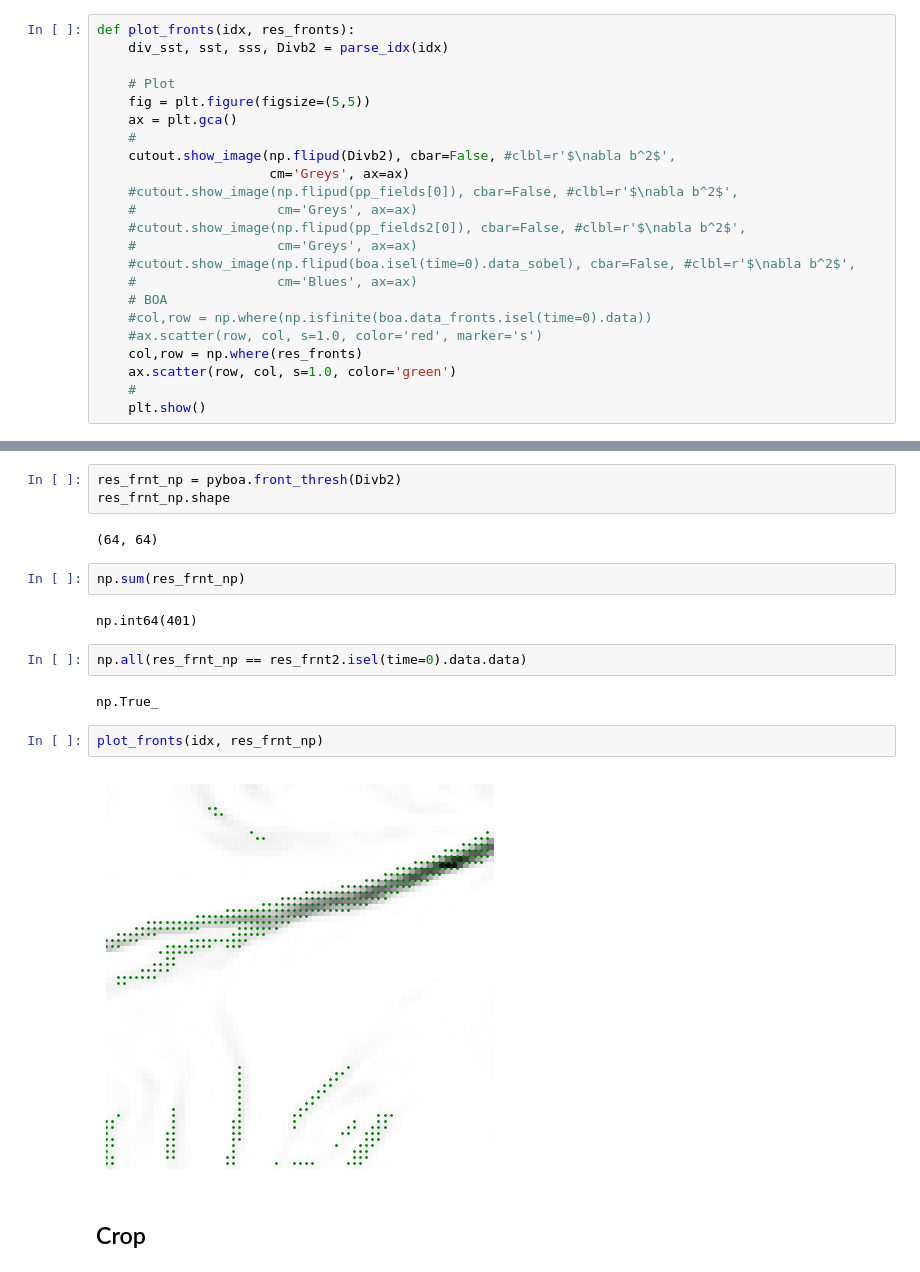
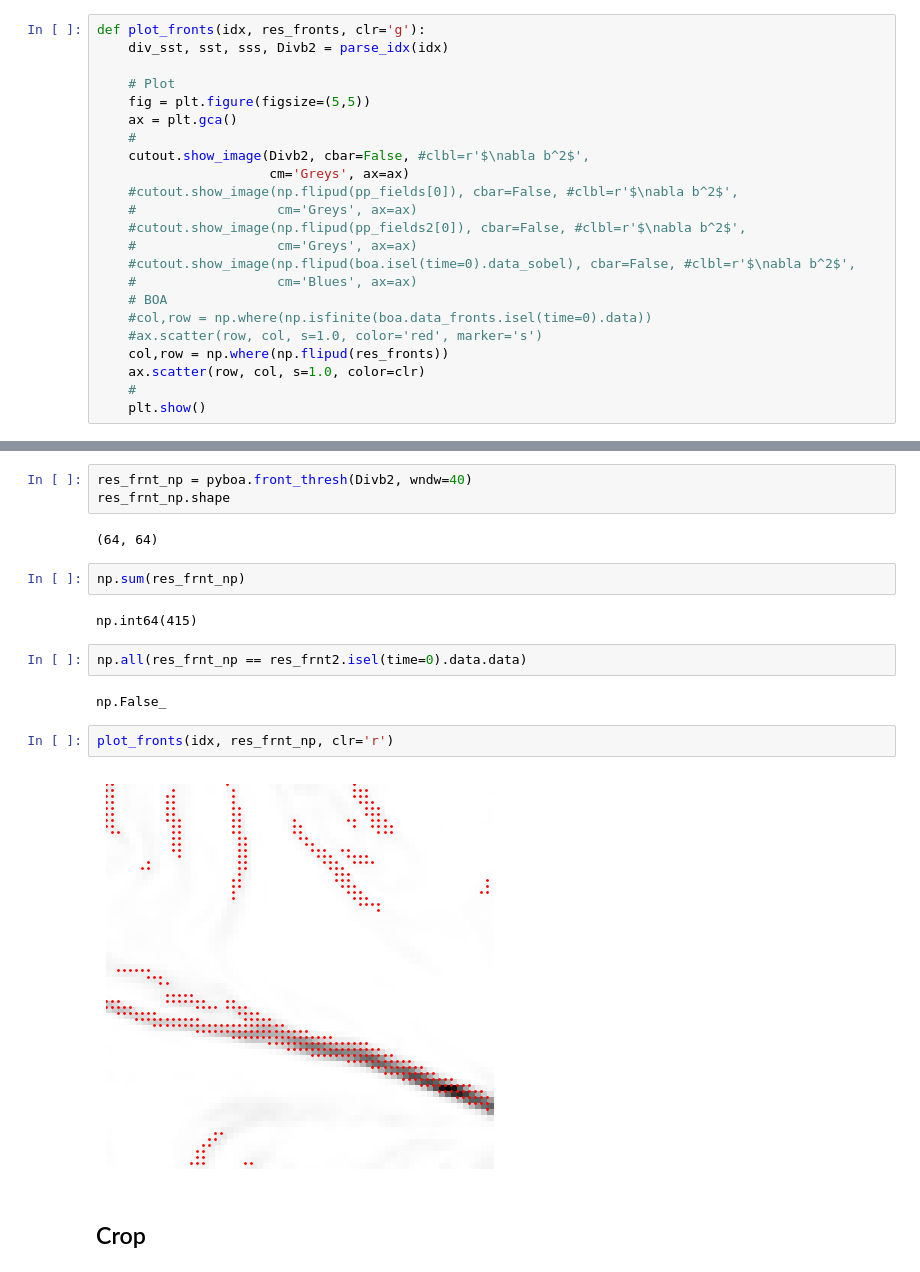
Before and after one commit to Sea-Meets-the-Stars/fronts, a Jupyter notebook: nb/pyBOA_dev.ipynb, the cells around one changed output, grey strips where cells are left out. Cells and saved outputs as stored; diff of their text form.

```diff
--- a/nb/pyBOA_dev.ipynb
+++ b/nb/pyBOA_dev.ipynb
@@ -103,14 +103,14 @@ plot_example(idx)
 # %% [markdown]
 ## Plot em
 # %%
-def plot_fronts(idx, res_fronts):
+def plot_fronts(idx, res_fronts, clr='g'):
     div_sst, sst, sss, Divb2 = parse_idx(idx)
 
     # Plot
     fig = plt.figure(figsize=(5,5))
     ax = plt.gca()
     #
-    cutout.show_image(np.flipud(Divb2), cbar=False, #clbl=r'$\nabla b^2$',
+    cutout.show_image(Divb2, cbar=False, #clbl=r'$\nabla b^2$',
                       cm='Greys', ax=ax)
     #cutout.show_image(np.flipud(pp_fields[0]), cbar=False, #clbl=r'$\nabla b^2$',
     #                  cm='Greys', ax=ax)
@@ -121,8 +121,8 @@ def plot_fronts(idx, res_fronts):
     # BOA
     #col,row = np.where(np.isfinite(boa.data_fronts.isel(time=0).data))
     #ax.scatter(row, col, s=1.0, color='red', marker='s')
-    col,row = np.where(res_fronts)
-    ax.scatter(row, col, s=1.0, color='green')
+    col,row = np.where(np.flipud(res_fronts))
+    ax.scatter(row, col, s=1.0, color=clr)
     #
     plt.show()
 # %% [markdown]
@@ -151,22 +151,22 @@ Data variables:
 # %% [markdown]
 ## Numpy
 # %%
-res_frnt_np = pyboa.front_thresh(Divb2)
+res_frnt_np = pyboa.front_thresh(Divb2, wndw=40)
 res_frnt_np.shape
 # %% [output]
 (64, 64)
 # %%
 np.sum(res_frnt_np)
 # %% [output]
-np.int64(401)
+np.int64(415)
 # %%
 np.all(res_frnt_np == res_frnt2.isel(time=0).data.data)
 # %% [output]
-np.True_
+np.False_
 # %%
-plot_fronts(idx, res_frnt_np)
+plot_fronts(idx, res_frnt_np, clr='r')
 # %% [output]
-[figure, old version]
+[figure, new version]
 # %% [markdown]
 ## Crop
 # %%
```
Also changed, not shown: parts of 9 cells of this notebook.
